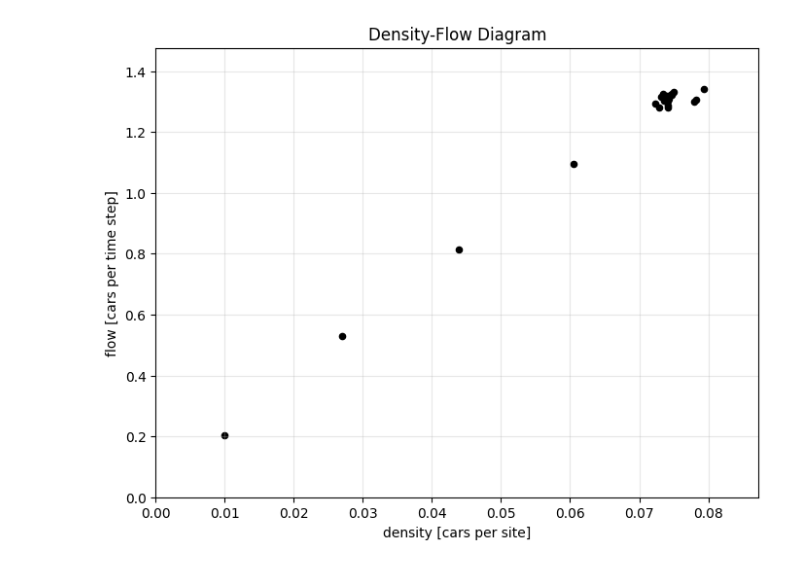
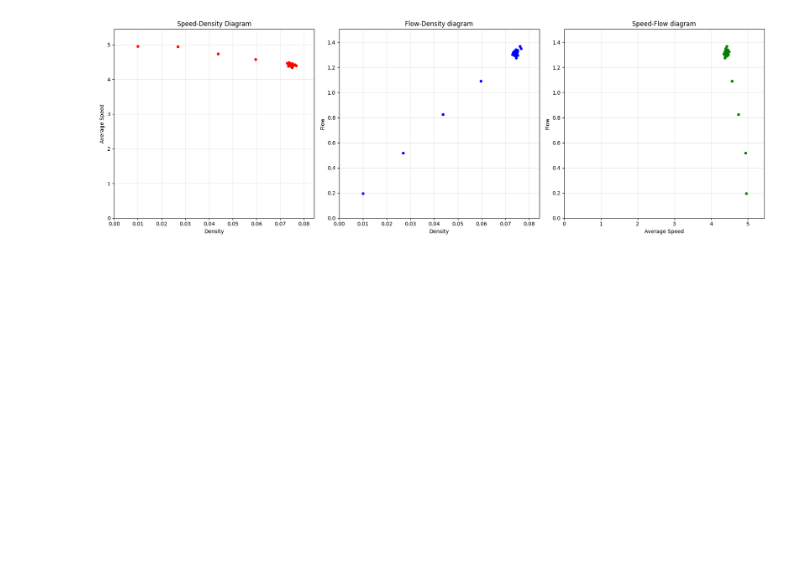
Before and after one commit to summer-dimples/summer, a Jupyter notebook: Long_Model.ipynb, the cells around one changed output. Cells and saved outputs as stored; diff of their text form; code cells hidden in the pictures; blank space fills up the shorter version.

```diff
--- a/Long_Model.ipynb
+++ b/Long_Model.ipynb
@@ -304,46 +303,97 @@ def simulate_traffic_with_density_control(length, t0, steps, target_density, int
         lanes_history.append(lanes)
         driver_types_history.append(driver_types)
 
         if len(lanes_history) >= interval_size:
             flow, density, velocity = calculate_traffic_measurements(lanes_history, interval_size)
             flows.append(flow)
             densities.append(density)
             velocities.append(velocity)
 
         lanes, driver_types = update_traffic_with_density(lanes, driver_types, target_density, p)
 
     return flows, densities, velocities, lanes_history, driver_types_history
 #_, _, _, lane_history, _=simulate_traffic_with_density_control(length=20, t0=10, steps=3, target_density=1, interval_size=1, p=0)
 #print(lane_history)
 
-def simulate_multiple_densities(length=1000, t0=500, steps=1000, interval_size = 1):
+# def simulate_multiple_densities(length=1000, t0=500, steps=1000, interval_size = 1):
+#     density_range = np.linspace(0.01, 0.5, 30)
+
+#     flows_data = []
+#     densities_data = []
+
+#     # one thing to notice, target_density is not actual density.
+#     for target_density in tqdm(density_range, desc="Simulating"):
+#     #for target_density in density_range:
+#         flows, densities, _, _, _ = simulate_traffic_with_density_control(length, t0, steps, target_density, interval_size, p=0)
+
+#         flows_data.append(np.mean(flows))
+#         densities_data.append(np.mean(densities))
+
+#     #print(flows_data, densities_data)
+#     plt.figure(figsize=(8, 6))
+#     plt.scatter(densities_data, flows_data, alpha=1, s=20, color='black')
+
+#     plt.xlabel('density [cars per site]')
+#     plt.ylabel('flow [cars per time step]')
+#     plt.title('Density-Flow Diagram')
+#     plt.grid(True, alpha=0.3)
+#     plt.xlim(0, max(densities_data) * 1.1)
+#     plt.ylim(0, max(flows_data) * 1.1)
+
+#     plt.show()
+# #simulate_multiple_densities()
+
+# plot three fundamental diagram
+def plot_fundamental_diagrams(length=500, t0=200, steps=500, interval_size=1):
     density_range = np.linspace(0.01, 0.5, 30)
 
     flows_data = []
+    velocities_data = []
     densities_data = []
 
-    # one thing to notice, target_density is not actual density.
     for target_density in tqdm(density_range, desc="Simulating"):
-    #for target_density in density_range:
-        flows, densities, _, _, _ = simulate_traffic_with_density_control(length, t0, steps, target_density, interval_size, p=0)
+        flows, densities, velocities, _, _ = simulate_traffic_with_density_control(
+            length, t0, steps, target_density, interval_size, p=0
+        )
 
         flows_data.append(np.mean(flows))
+        velocities_data.append(np.mean(velocities))
         densities_data.append(np.mean(densities))
 
-    #print(flows_data, densities_data)
-    plt.figure(figsize=(8, 6))
-    plt.scatter(densities_data, flows_data, alpha=1, s=20, color='black')
+    fig, axs = plt.subplots(1, 3, figsize=(18, 6))
 
-    plt.xlabel('density [cars per site]')
-    plt.ylabel('flow [cars per time step]')
-    plt.title('Density-Flow Diagram')
-    plt.grid(True, alpha=0.3)
-    plt.xlim(0, max(densities_data) * 1.1)
-    plt.ylim(0, max(flows_data) * 1.1)
+    # Speed-Density diagram
+    axs[0].scatter(densities_data, velocities_data, alpha=1, s=20, color='red')
+    axs[0].set_xlabel('Density')
+    axs[0].set_ylabel('Average Speed')
+    axs[0].set_title('Speed-Density Diagram')
+    axs[0].grid(True, alpha=0.3)
+    axs[0].set_xlim(0, max(densities_data) * 1.1)
+    axs[0].set_ylim(0, max(velocities_data) * 1.1)
 
+    # Flow-Density diagram
+    axs[1].scatter(densities_data, flows_data, alpha=1, s=20, color='blue')
+    axs[1].set_xlabel('Density')
+    axs[1].set_ylabel('Flow')
+    axs[1].set_title('Flow-Density diagram')
+    axs[1].grid(True, alpha=0.3)
+    axs[1].set_xlim(0, max(densities_data) * 1.1)
+    axs[1].set_ylim(0, max(flows_data) * 1.1)
+
+    #  Speed-Flow diagram
+    axs[2].scatter(velocities_data, flows_data, alpha=1, s=20, color='green')
+    axs[2].set_xlabel('Average Speed')
+    axs[2].set_ylabel('Flow')
+    axs[2].set_title('Speed-Flow diagram')
+    axs[2].grid(True, alpha=0.3)
+    axs[2].set_xlim(0, max(velocities_data) * 1.1)
+    axs[2].set_ylim(0, max(flows_data) * 1.1)
+
+    plt.tight_layout()
     plt.show()
 
-simulate_multiple_densities()
+
+plot_fundamental_diagrams(length=500, t0=200, steps=500, interval_size=10)
 # %% [output]
-[figure, old version]
+[figure, new version]
 # %%
```
Also changed, not shown: parts of 2 cells of this notebook.
